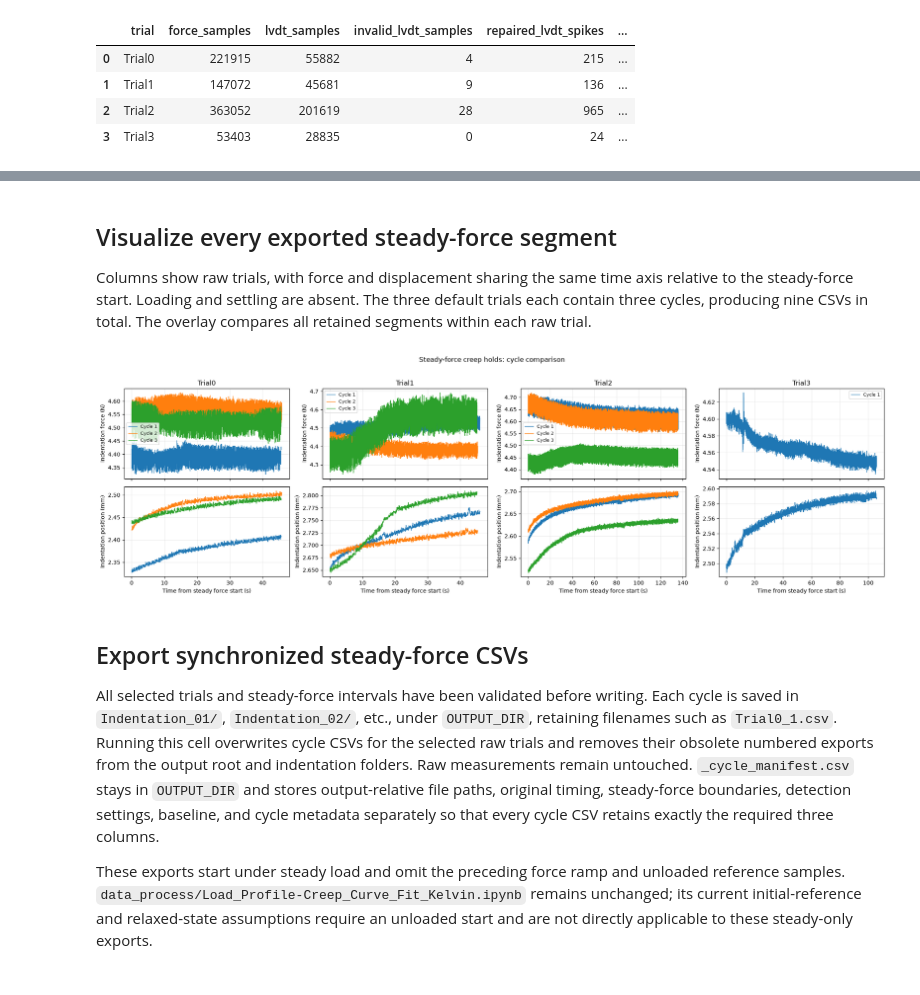
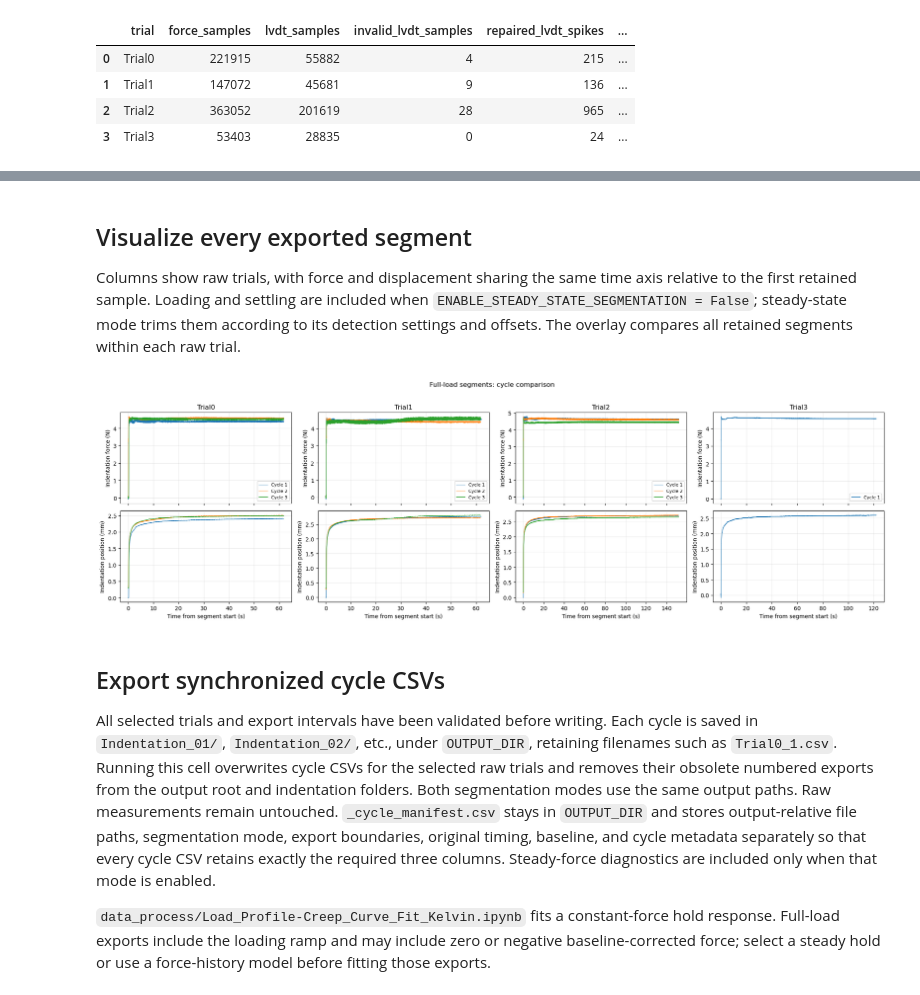
Before and after one commit to Cuberkk/Tonometry_Control_Code, a Jupyter notebook: data_process/utils/Clindent_data_preprocess.ipynb, the cells around one changed output, grey strips where cells are left out. Cells and saved outputs as stored; diff of their text form; code cells hidden in the pictures.

```diff
--- a/data_process/utils/Clindent_data_preprocess.ipynb
+++ b/data_process/utils/Clindent_data_preprocess.ipynb
@@ -50,12 +52,13 @@ FORCE_SEGMENTATION_SETTINGS = dict(
 )
 FORCE_RELEASE_GUARD_S = 0.3  # Conservative trimming for force-only boundary estimates.
 FORCE_PRE_INDENT_S = 0.2  # Preserve the initial ramp in the force-only fallback.
+ENABLE_STEADY_STATE_SEGMENTATION = False  # False keeps the full loading and hold interval.
 FORCE_STEADY_STATE_SETTINGS = dict(
     stability_window_s=0.5, stable_confirm_s=0.5, plateau_tail_s=5.0,
     level_tolerance_fraction=0.05, stable_std_fraction=0.03,
     stable_slope_fraction=0.05, release_guard_s=0.25, min_force_n=0.2,
 )
-# Apply to every cycle after automatic detection: positive delays, negative advances.
+# Used only with steady-state segmentation: positive delays, negative advances.
 STEADY_START_OFFSET_S = 15.0
 STEADY_END_OFFSET_S = 0.0
 SAVE_FIGURES = False
@@ -72,4 +75,5 @@ def save_figure(fig, filename):
 print(f'Input: {INPUT_DIR}')
 print(f'Output: {OUTPUT_DIR}')
 print(f'Sampling: {SAMPLING_HZ:g} Hz; linear interpolation; dt = {DT_S:g} s')
+print(f'Steady-state segmentation: {ENABLE_STEADY_STATE_SEGMENTATION}')
 # %% [output]
@@ -222,14 +245,14 @@ for result in processed:
     for event in cycles.itertuples():
         color = plt.get_cmap('tab10')((event.cycle - 1) % 10)
         for axis in axes:
-            axis.axvspan(event.onset_s, event.steady_start_s, color='0.5', alpha=0.12)
-            axis.axvspan(event.steady_start_s, event.steady_end_s, color=color, alpha=0.15)
-            axis.axvline(event.steady_start_s, color=color, ls=':', lw=1)
+            axis.axvspan(event.onset_s, event.export_start_s, color='0.5', alpha=0.12)
+            axis.axvspan(event.export_start_s, event.export_end_s, color=color, alpha=0.15)
+            axis.axvline(event.export_start_s, color=color, ls=':', lw=1)
             axis.axvline(event.release_s, color=color, ls='--', lw=1)
-        axes[0].text((event.steady_start_s + event.steady_end_s) / 2, 0.96,
+        axes[0].text((event.export_start_s + event.export_end_s) / 2, 0.96,
                      f'Cycle {event.cycle}', transform=axes[0].get_xaxis_transform(),
                      ha='center', va='top')
-    axes[0].set(title=f"{result['name']}: retained steady-force intervals",
+    axes[0].set(title=f"{result['name']}: retained {segment_label} intervals",
                  ylabel='Indentation force (N)')
     axes[1].set(xlabel='Shared host time (s)', ylabel='Indentation position (mm)')
     for axis in axes:
@@ -246,31 +269,31 @@ for result in processed:
 # %% [markdown]
-## Visualize every exported steady-force segment
+## Visualize every exported segment
 
-Columns show raw trials, with force and displacement sharing the same time axis relative to the steady-force start. Loading and settling are absent. The three default trials each contain three cycles, producing nine CSVs in total. The overlay compares all retained segments within each raw trial.
+Columns show raw trials, with force and displacement sharing the same time axis relative to the first retained sample. Loading and settling are included when `ENABLE_STEADY_STATE_SEGMENTATION = False`; steady-state mode trims them according to its detection settings and offsets. The overlay compares all retained segments within each raw trial.
 # %%
 fig, axes = plt.subplots(2, len(processed), figsize=(5 * len(processed), 6),
                          sharex='col', squeeze=False)
 for column, result in enumerate(processed):
     for cycle_number, frame in result['extracted']:
         time = frame[OUTPUT_COLUMNS[0]]
         line, = axes[0, column].plot(time, frame[OUTPUT_COLUMNS[2]], lw=0.8, label=f'Cycle {cycle_number}')
         axes[1, column].plot(time, frame[OUTPUT_COLUMNS[1]], lw=0.9, color=line.get_color())
     axes[0, column].set(title=result['name'], ylabel='Indentation force (N)')
-    axes[1, column].set(xlabel='Time from steady force start (s)', ylabel='Indentation position (mm)')
+    axes[1, column].set(xlabel='Time from segment start (s)', ylabel='Indentation position (mm)')
     axes[0, column].legend(fontsize=8)
-fig.suptitle('Steady-force creep holds: cycle comparison', y=1.02)
+fig.suptitle(f'{segment_label.capitalize()} segments: cycle comparison', y=1.02)
 fig.tight_layout()
 save_figure(fig, 'all_cycle_overlays.png')
 plt.show()
 plt.close(fig)
 # %% [output]
-[figure, old version]
+[figure, new version]
 # %% [markdown]
-## Export synchronized steady-force CSVs
+## Export synchronized cycle CSVs
 
-All selected trials and steady-force intervals have been validated before writing. Each cycle is saved in `Indentation_01/`, `Indentation_02/`, etc., under `OUTPUT_DIR`, retaining filenames such as `Trial0_1.csv`. Running this cell overwrites cycle CSVs for the selected raw trials and removes their obsolete numbered exports from the output root and indentation folders. Raw measurements remain untouched. `_cycle_manifest.csv` stays in `OUTPUT_DIR` and stores output-relative file paths, original timing, steady-force boundaries, detection settings, baseline, and cycle metadata separately so that every cycle CSV retains exactly the required three columns.
+All selected trials and export intervals have been validated before writing. Each cycle is saved in `Indentation_01/`, `Indentation_02/`, etc., under `OUTPUT_DIR`, retaining filenames such as `Trial0_1.csv`. Running this cell overwrites cycle CSVs for the selected raw trials and removes their obsolete numbered exports from the output root and indentation folders. Both segmentation modes use the same output paths. Raw measurements remain untouched. `_cycle_manifest.csv` stays in `OUTPUT_DIR` and stores output-relative file paths, segmentation mode, export boundaries, original timing, baseline, and cycle metadata separately so that every cycle CSV retains exactly the required three columns. Steady-force diagnostics are included only when that mode is enabled.
 
-These exports start under steady load and omit the preceding force ramp and unloaded reference samples. `data_process/Load_Profile-Creep_Curve_Fit_Kelvin.ipynb` remains unchanged; its current initial-reference and relaxed-state assumptions require an unloaded start and are not directly applicable to these steady-only exports.
+`data_process/Load_Profile-Creep_Curve_Fit_Kelvin.ipynb` fits a constant-force hold response. Full-load exports include the loading ramp and may include zero or negative baseline-corrected force; select a steady hold or use a force-history model before fitting those exports.
 # %%
 OUTPUT_DIR.mkdir(parents=True, exist_ok=True)
 exported_paths = []
```
Also changed, not shown: parts of 8 cells of this notebook, 21 other files.
